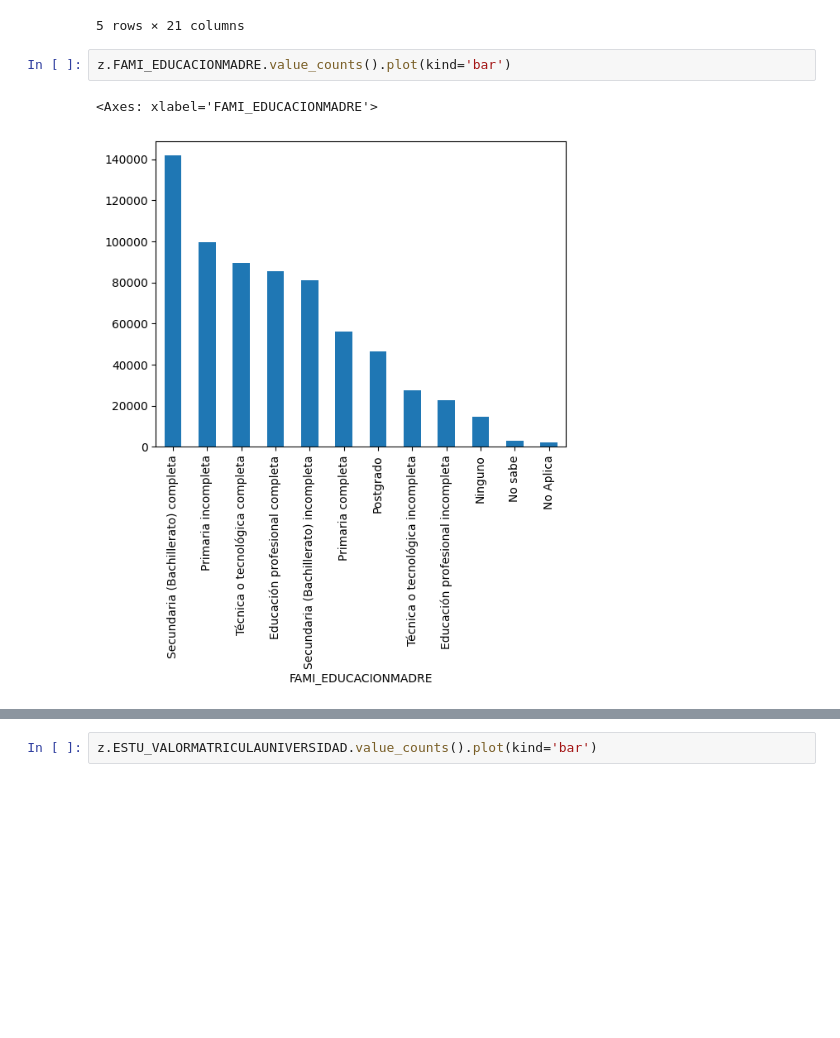
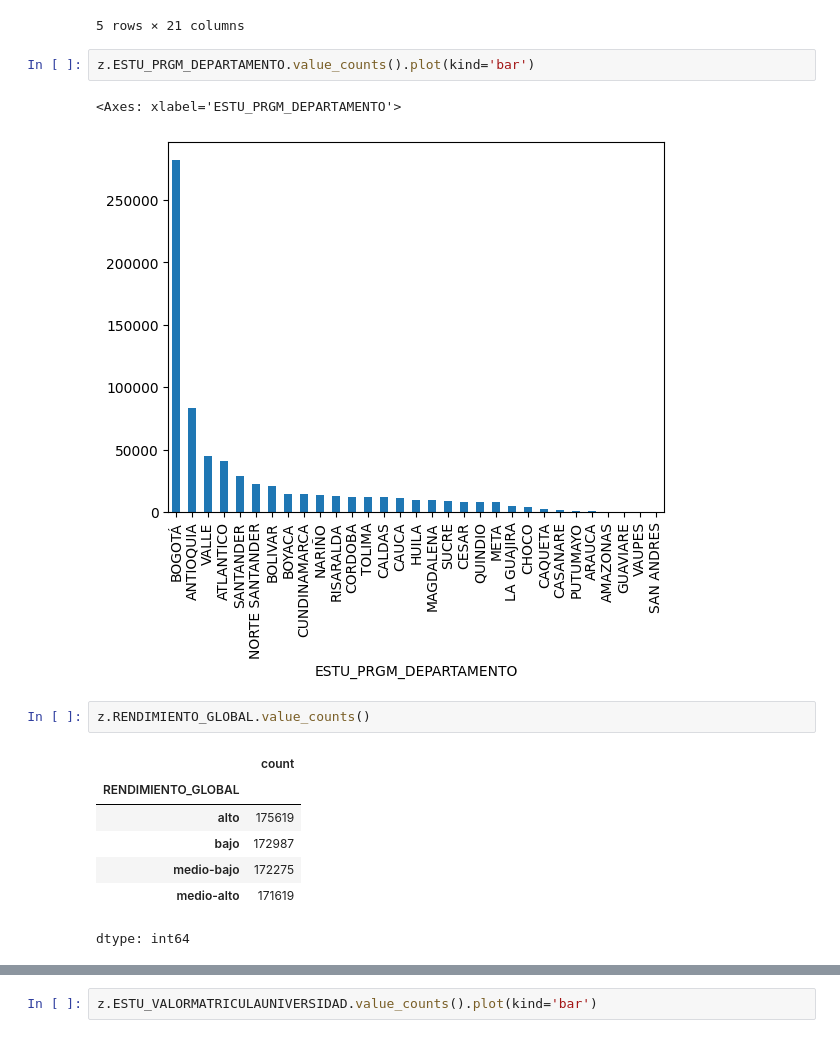
Before and after one commit to JuanCOD001116/Proyecto-Modelos, a Jupyter notebook: 01 - exploración.ipynb, the cells around one changed output, grey strips where cells are left out. Saved outputs shown, nothing was run; the diff lists cells and outputs as text; blank space fills up the shorter version.

```diff
--- a/01 - exploración.ipynb
+++ b/01 - exploración.ipynb
@@ -57,7 +57,17 @@ z.head()
 | 4 | 989032 | 20212 | PSICOLOGIA | ANTIOQUIA | Entre 2.5 millones y menos de 4 m... | ... |
 5 rows × 21 columns
 # %%
-z.FAMI_EDUCACIONMADRE.value_counts().plot(kind='bar')
+z.ESTU_PRGM_DEPARTAMENTO.value_counts().plot(kind='bar')
 # %% [output]
-<Axes: xlabel='FAMI_EDUCACIONMADRE'>
+<Axes: xlabel='ESTU_PRGM_DEPARTAMENTO'>
-[figure, old version]
+[figure, new version]
+# %%
+z.RENDIMIENTO_GLOBAL.value_counts()
+# %% [output]
+|  | count |
+| RENDIMIENTO_GLOBAL |  |
+| alto | 175619 |
+| bajo | 172987 |
+| medio-bajo | 172275 |
+| medio-alto | 171619 |
+dtype: int64
```
Also changed, not shown: parts of 6 cells of this notebook.
